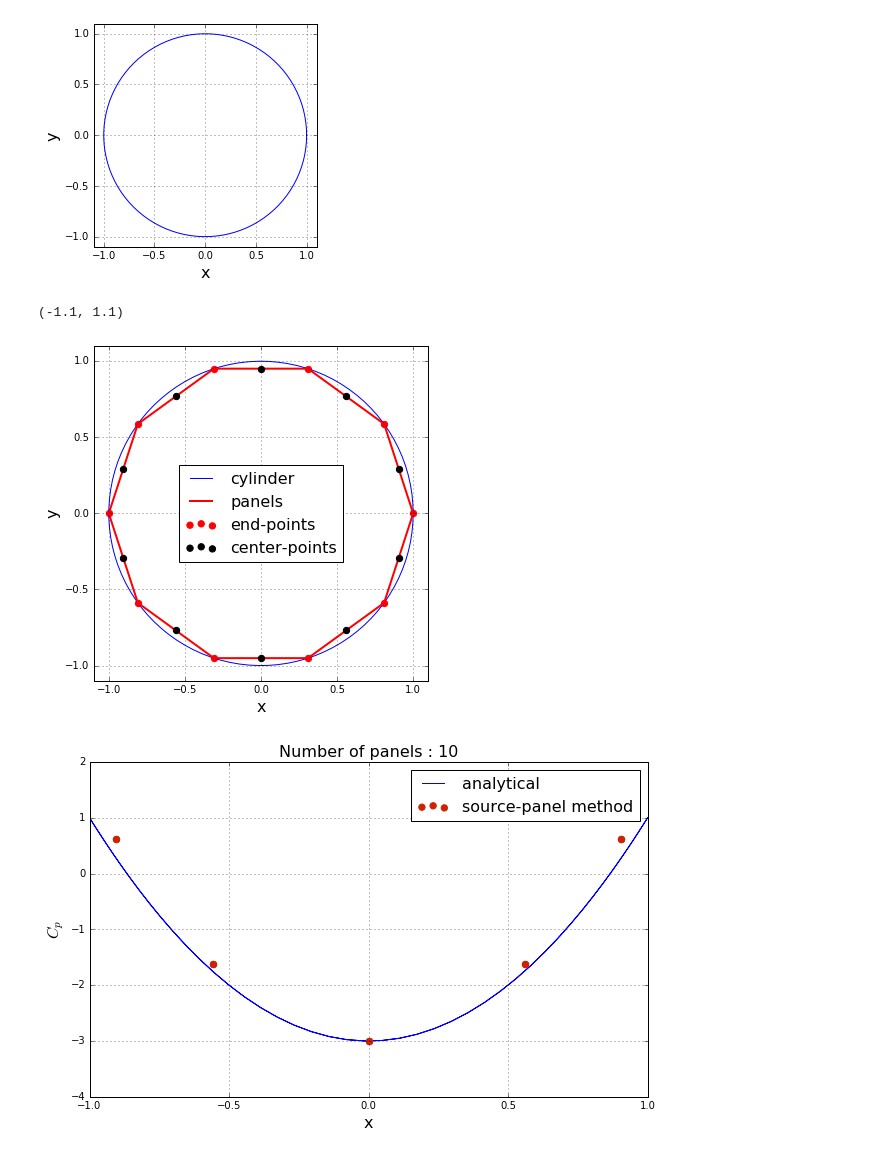
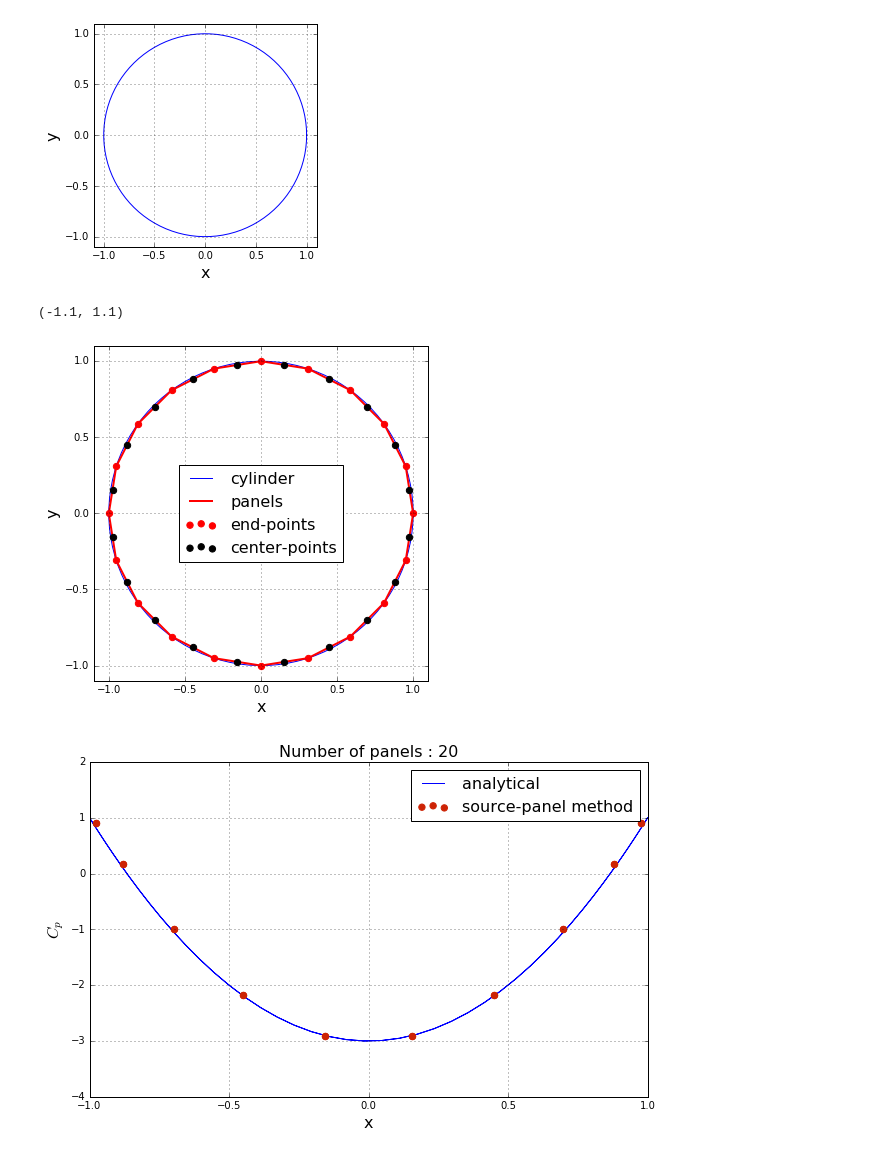
Before and after one commit to alexabaumer/MAE6226, a Jupyter notebook: Baumer_lesson09.ipynb, the cells around one changed output. Drawn from its saved outputs; the diff is of its cells as text; code cells hidden in the pictures.

```diff
--- a/Baumer_lesson09.ipynb
+++ b/Baumer_lesson09.ipynb
@@ -61,30 +61,30 @@ class Panel:
         self.vt = 0.
         self.cp = 0.
 # %%
-N_panels = 10
+N_panels = 20
 
 x_ends = R*numpy.cos(numpy.linspace(0, 2*math.pi, N_panels+1))
 y_ends = R*numpy.sin(numpy.linspace(0, 2*math.pi, N_panels+1))
 
 panels = numpy.empty(N_panels, dtype=object)
 for i in range(N_panels):
     panels[i] = Panel(x_ends[i], y_ends[i], x_ends[i+1], y_ends[i+1])
 
 size = 6
 pyplot.figure(figsize=(size, size))
 pyplot.grid(True)
 pyplot.xlabel('x', fontsize=16)
 pyplot.ylabel('y', fontsize=16)
 pyplot.plot(x_cylinder, y_cylinder, label='cylinder', color='b', linestyle='-', linewidth=1)
 pyplot.plot(x_ends, y_ends, label='panels', color='r', linestyle='-', linewidth=2)
 pyplot.scatter([p.xa for p in panels], [p.ya for p in panels], label='end-points', color='r', s=40)
 pyplot.scatter([p.xc for p in panels], [p.yc for p in panels], label='center-points', color='k', s=40, zorder=3)
 pyplot.legend(loc='best', prop={'size':16})
 pyplot.xlim(-1.1, 1.1)
 pyplot.ylim(-1.1, 1.1)
 # %% [output]
 (-1.1, 1.1)
-[figure, old version]
+[figure, new version]
 # %%
 def integral_normal(p_i, p_j):
     """
@@ -172,4 +172,4 @@ pyplot.legend(loc='best', prop={'size':16})
 pyplot.xlim(-1.0, 1.0)
 pyplot.ylim(-4.0, 2.0);
 # %% [output]
-[figure, old version]
+[figure, new version]
```
Also changed, not shown: parts of 2 cells of this notebook.
